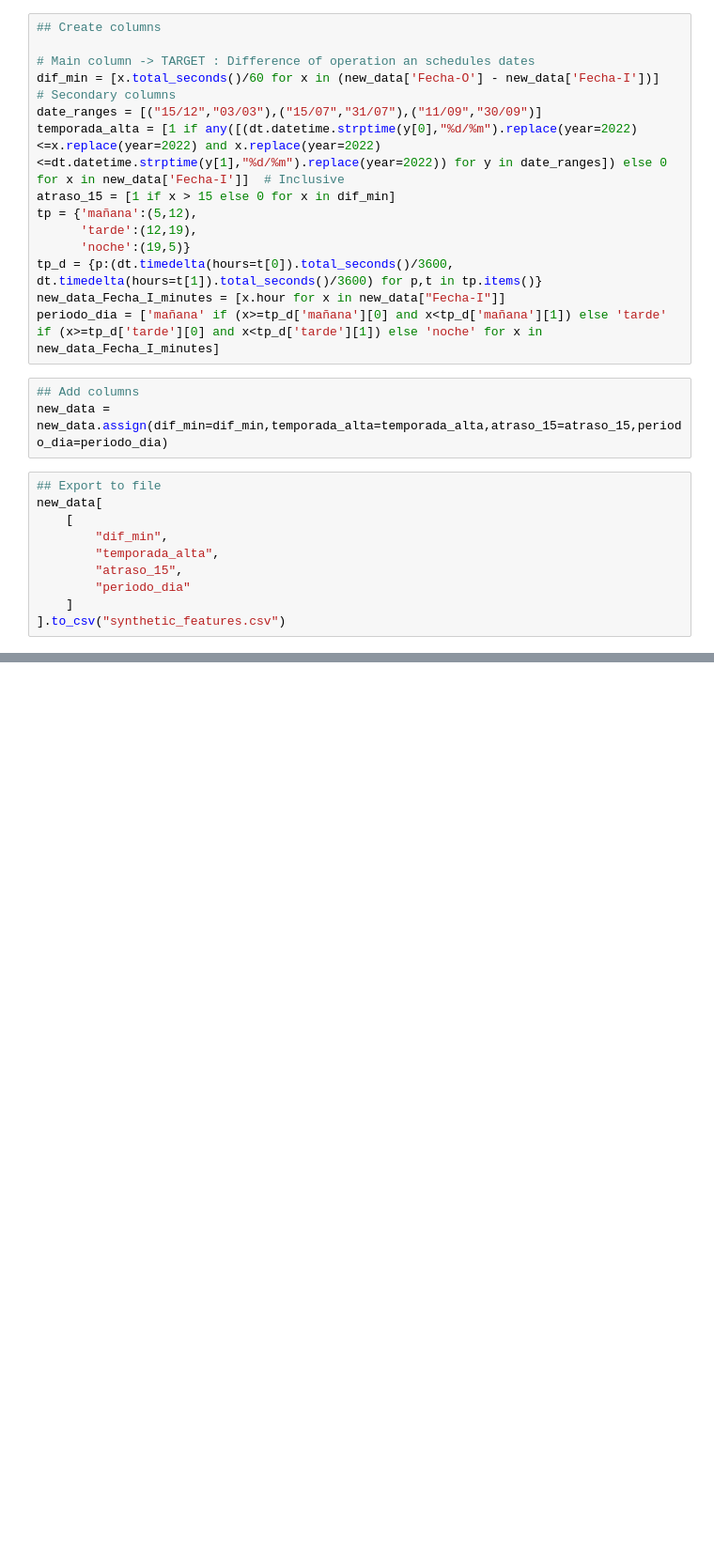
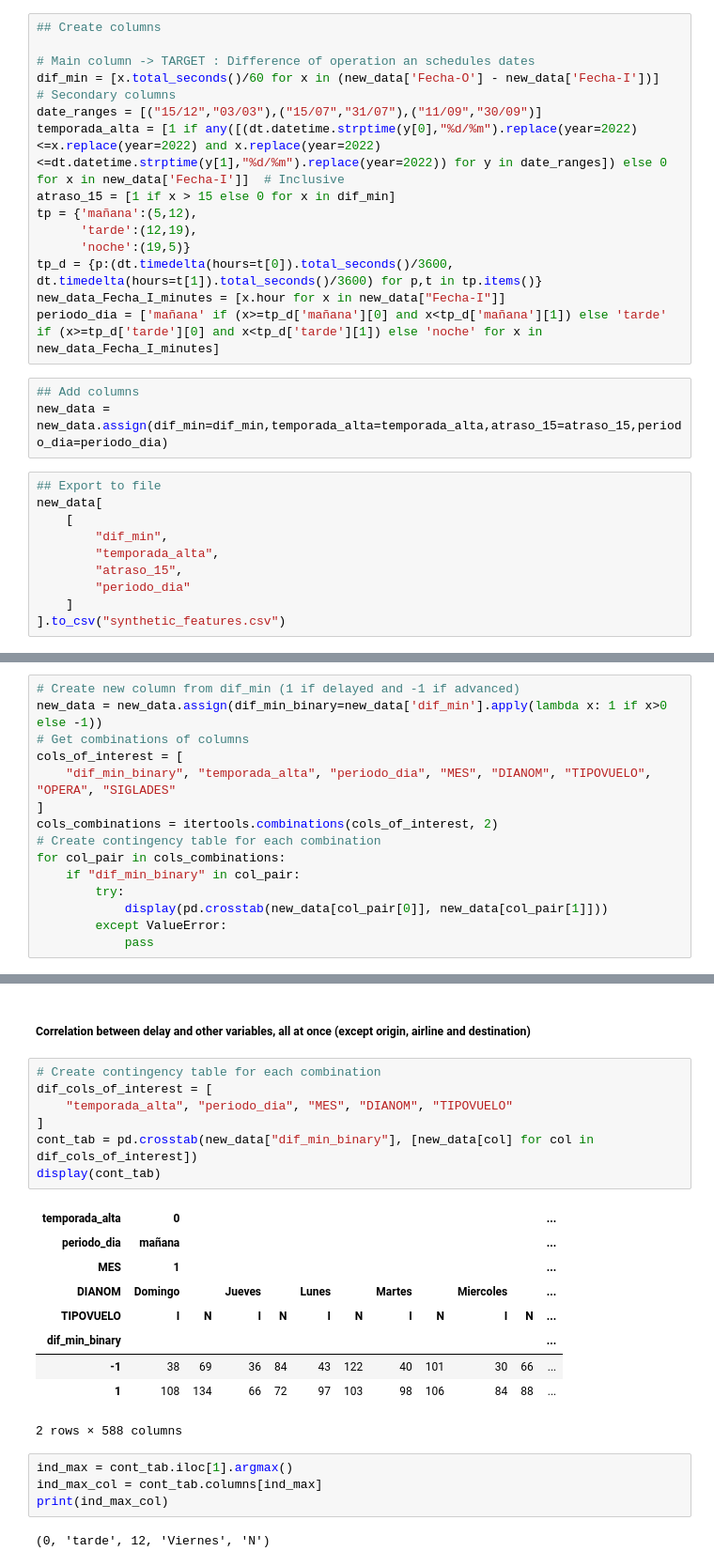
Before and after one commit to XxZeroGravityxX/Flight_delay_study, a Jupyter notebook: solution.ipynb, the cells around one changed output, grey strips where cells are left out. Shown: that part at 94% size. Cells and saved outputs as stored; diff of their text form; blank space fills up the shorter version.

Commit message:
feat(correlations): Add correlation analysis through contingency tables. Add some documentation too.

```diff
--- a/solution.ipynb
+++ b/solution.ipynb
@@ -241,0 +235,15 @@ dtype: int64
+# %%
+# Create new column from dif_min (1 if delayed and -1 if advanced)
+new_data = new_data.assign(dif_min_binary=new_data['dif_min'].apply(lambda x: 1 if x>0 else -1))
+# Get combinations of columns
+cols_of_interest = [
+    "dif_min_binary", "temporada_alta", "periodo_dia", "MES", "DIANOM", "TIPOVUELO", "OPERA", "SIGLADES"
+]
+cols_combinations = itertools.combinations(cols_of_interest, 2)
+# Create contingency table for each combination
+for col_pair in cols_combinations:
+    if "dif_min_binary" in col_pair:
+        try:
+            display(pd.crosstab(new_data[col_pair[0]], new_data[col_pair[1]]))
+        except ValueError:
+            pass
@@ -241,0 +302,25 @@ dtype: int64
+# %% [markdown]
+##### Correlation between delay and other variables, all at once (except origin, airline and destination)
+# %%
+# Create contingency table for each combination
+dif_cols_of_interest = [
+    "temporada_alta", "periodo_dia", "MES", "DIANOM", "TIPOVUELO"
+]
+cont_tab = pd.crosstab(new_data["dif_min_binary"], [new_data[col] for col in dif_cols_of_interest])
+display(cont_tab)
+# %% [output]
+| temporada_alta | 0 |  |  |  |  |  |  |  |  |  | ... |
+| periodo_dia | mañana |  |  |  |  |  |  |  |  |  | ... |
+| MES | 1 |  |  |  |  |  |  |  |  |  | ... |
+| DIANOM | Domingo |  | Jueves |  | Lunes |  | Martes |  | Miercoles |  | ... |
+| TIPOVUELO | I | N | I | N | I | N | I | N | I | N | ... |
+| dif_min_binary |  |  |  |  |  |  |  |  |  |  | ... |
+| -1 | 38 | 69 | 36 | 84 | 43 | 122 | 40 | 101 | 30 | 66 | ... |
+| 1 | 108 | 134 | 66 | 72 | 97 | 103 | 98 | 106 | 84 | 88 | ... |
+2 rows × 588 columns
+# %%
+ind_max = cont_tab.iloc[1].argmax()
+ind_max_col = cont_tab.columns[ind_max]
+print(ind_max_col)
+# %% [output]
+(0, 'tarde', 12, 'Viernes', 'N')
```
Also changed, not shown: parts of 12 cells of this notebook, 1 other file.
